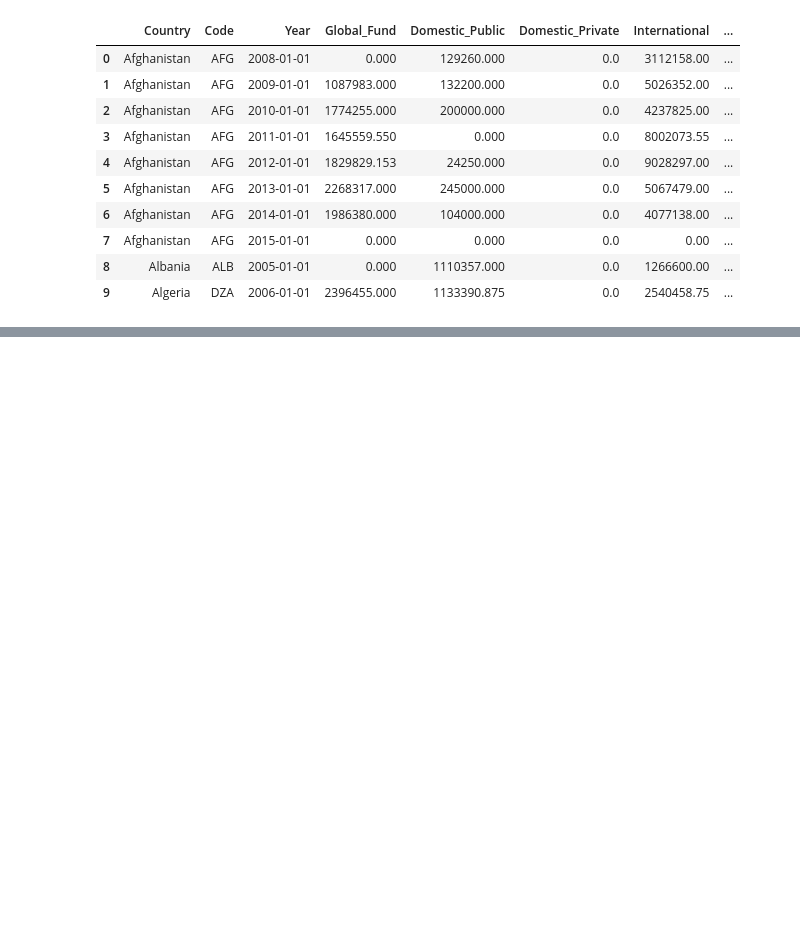
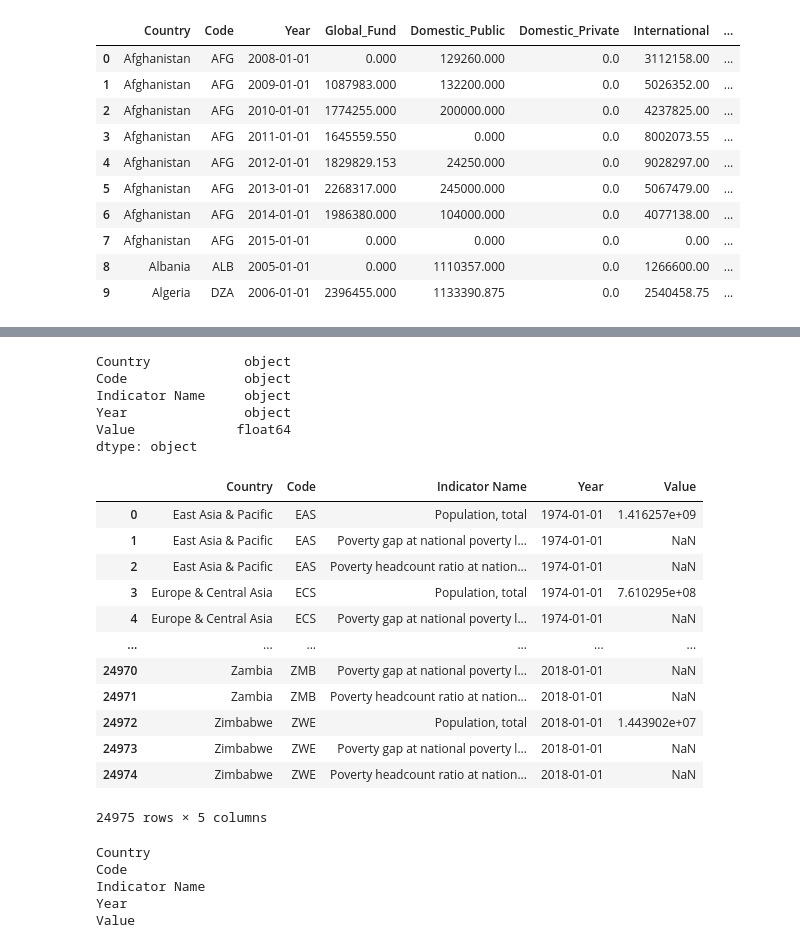
Before and after one commit to kellyrwilliams/HIV-AIDS-Impact-on-Orphan-Crisis-in-Africa, a Jupyter notebook: notebooks/capstone_final.ipynb, the cells around one changed output, grey strips where cells are left out. Cells and saved outputs as stored; diff of their text form; code cells hidden in the pictures; blank space fills up the shorter version.

```diff
--- a/notebooks/capstone_final.ipynb
+++ b/notebooks/capstone_final.ipynb
@@ -91,3 +134,37 @@ hiv_funding_csv  np      pd      plt     pov_pop         pov_pop_csv
+# %%
+pov_pop.dtypes
+# %% [output]
+Country            object
+Code               object
+Indicator Name     object
+Year               object
+Value             float64
+dtype: object
+# %%
+pov_pop.reset_index(drop=True)
+# %% [output]
+|  | Country | Code | Indicator Name | Year | Value |
+| 0 | East Asia & Pacific | EAS | Population, total | 1974-01-01 | 1.416257e+09 |
+| 1 | East Asia & Pacific | EAS | Poverty gap at national poverty l... | 1974-01-01 | NaN |
+| 2 | East Asia & Pacific | EAS | Poverty headcount ratio at nation... | 1974-01-01 | NaN |
+| 3 | Europe & Central Asia | ECS | Population, total | 1974-01-01 | 7.610295e+08 |
+| 4 | Europe & Central Asia | ECS | Poverty gap at national poverty l... | 1974-01-01 | NaN |
+| ... | ... | ... | ... | ... | ... |
+| 24970 | Zambia | ZMB | Poverty gap at national poverty l... | 2018-01-01 | NaN |
+| 24971 | Zambia | ZMB | Poverty headcount ratio at nation... | 2018-01-01 | NaN |
+| 24972 | Zimbabwe | ZWE | Population, total | 2018-01-01 | 1.443902e+07 |
+| 24973 | Zimbabwe | ZWE | Poverty gap at national poverty l... | 2018-01-01 | NaN |
+| 24974 | Zimbabwe | ZWE | Poverty headcount ratio at nation... | 2018-01-01 | NaN |
+24975 rows × 5 columns
+# %%
+for col in pov_pop.columns:
+    print(col)
+# %% [output]
+Country
+Code
+Indicator Name
+Year
+Value
 # %%
 hiv_fund_exp.to_csv('../data/final_data/hiv_fund_exp.csv')
 pov_pop.to_csv('../data/final_data/pov_pop.csv')
```
Also changed, not shown: parts of 11 cells of this notebook, 3 other files.
